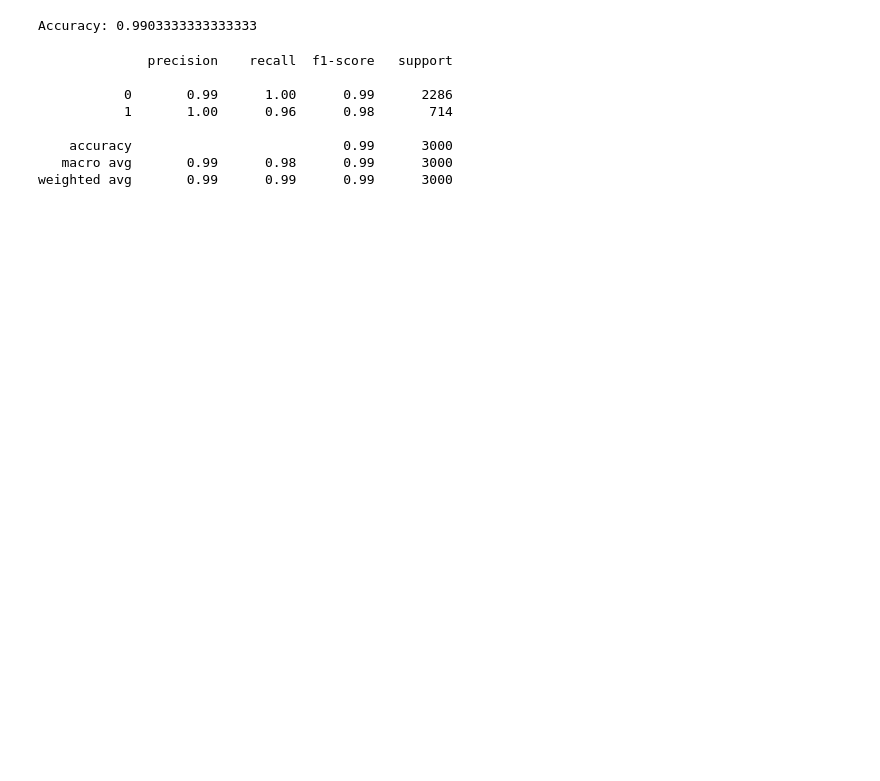
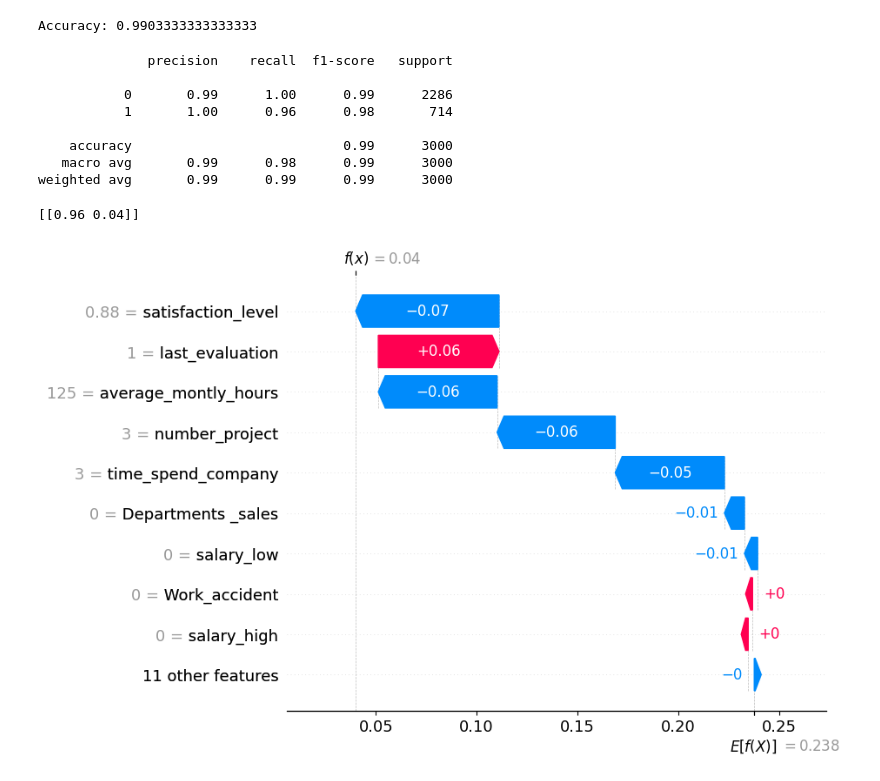
Before and after one commit to Deepika081/ml-learning-journey, a Jupyter notebook: HR_DataAnalysis.ipynb, the cells around one changed output. Saved outputs shown, nothing was run; the diff lists cells and outputs as text; code cells hidden in the pictures; blank space fills up the shorter version.

Commit message:
Added explaination to model using SHAP

```diff
--- a/HR_DataAnalysis.ipynb
+++ b/HR_DataAnalysis.ipynb
@@ -789,0 +792,11 @@ weighted avg       0.99      0.99      0.99      3000
+# %%
+import shap
+
+explainer = shap.TreeExplainer(rf)
+shap_values = explainer(X_test)
+# %%
+print(rf.predict_proba(X_test.iloc[[0]]))
+shap.plots.waterfall(shap_values[0][:, 1])
+# %% [output]
+[[0.96 0.04]]
+[figure, added]
```
Also changed, not shown: parts of 28 cells of this notebook.
